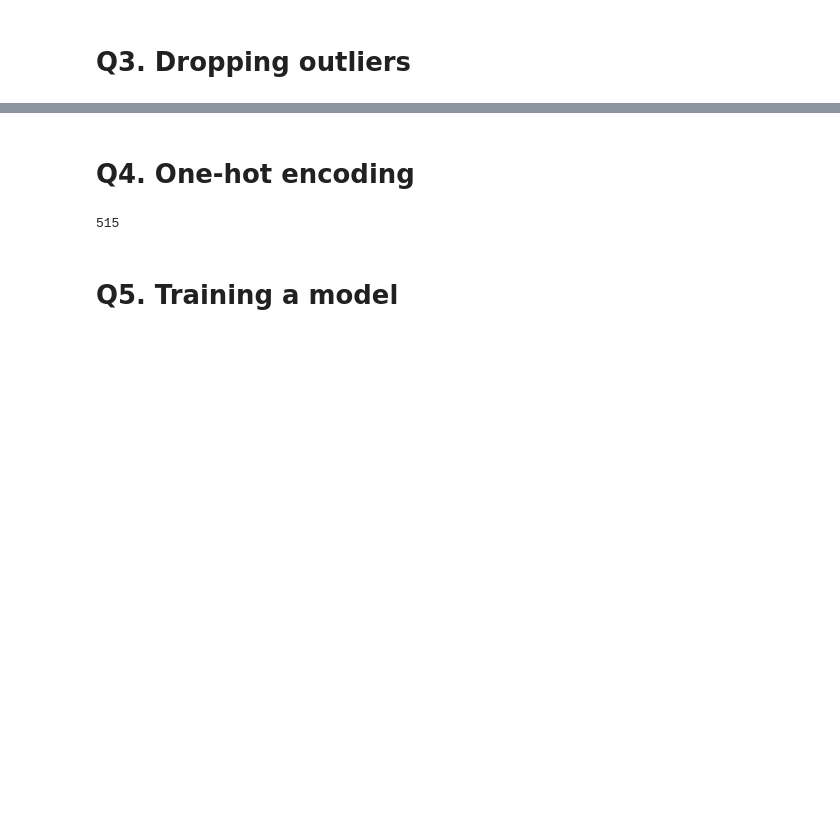
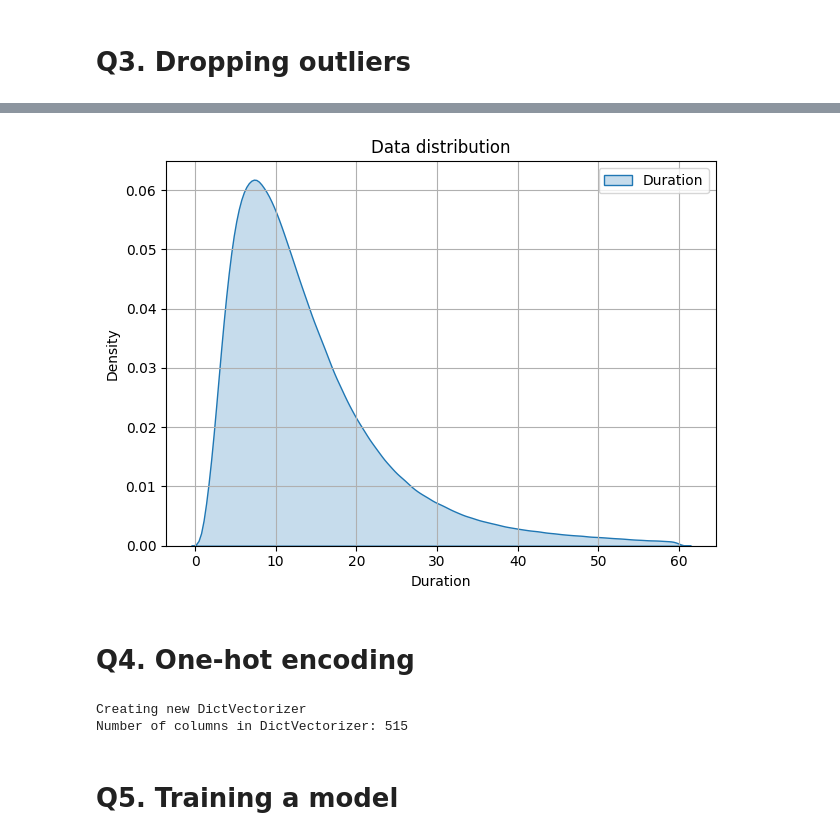
Before and after one commit to dmanero/mlops-zoomcamp, a Jupyter notebook: 01-intro/homework.ipynb, the cells around one changed output, grey strips where cells are left out. Saved outputs shown, nothing was run; the diff lists cells and outputs as text; code cells hidden in the pictures; blank space fills up the shorter version.

```diff
--- a/01-intro/homework.ipynb
+++ b/01-intro/homework.ipynb
@@ -68,0 +23,2 @@ pdf_ytd2023_01.duration.std()
+# %%
+pdf_ytd2023_01_duration = utils.add_duration(pdf_ytd2023_01)
@@ -82,15 +41,24 @@ pdf_ytd2023_01 = pdf_ytd2023_01[((pdf_ytd2023_01.duration >=1) & (pdf_ytd2023_01
+# %%
+sns.kdeplot(pdf_ytd2023_01_duration.duration, label='Duration', fill=True)
+plt.legend()
+plt.title("Data distribution")
+plt.xlabel("Duration")
+plt.ylabel("Density")
+plt.grid(True)
+plt.tight_layout()
+# %% [output]
+[figure, added]
 # %% [markdown]
 # Q4. One-hot encoding
-# %%
-
-categorical = ['PULocationID', 'DOLocationID']
-
-pdf_ytd2023_01_features = pdf_ytd2023_01[categorical].astype(str)
-
-dv = DictVectorizer()
-x_train = dv.fit_transform(pdf_ytd2023_01_features.to_dict(orient='records'))
-x_train.shape[1]
-# %% [output]
-515
+# %%
+vect_data = utils.vectorize_data(pdf_ytd2023_01_duration)
+x_train: pd.DataFrame = vect_data[0][0]
+y_train: pd.DataFrame = vect_data[0][1]
+dv: DictVectorizer = vect_data[1]
+
+print(f"Number of columns in DictVectorizer: {x_train.shape[1]}")
+# %% [output]
+Creating new DictVectorizer
+Number of columns in DictVectorizer: 515
 # %% [markdown]
 # Q5. Training a model
```
Also changed, not shown: parts of 48 cells of this notebook, 2 other files.
